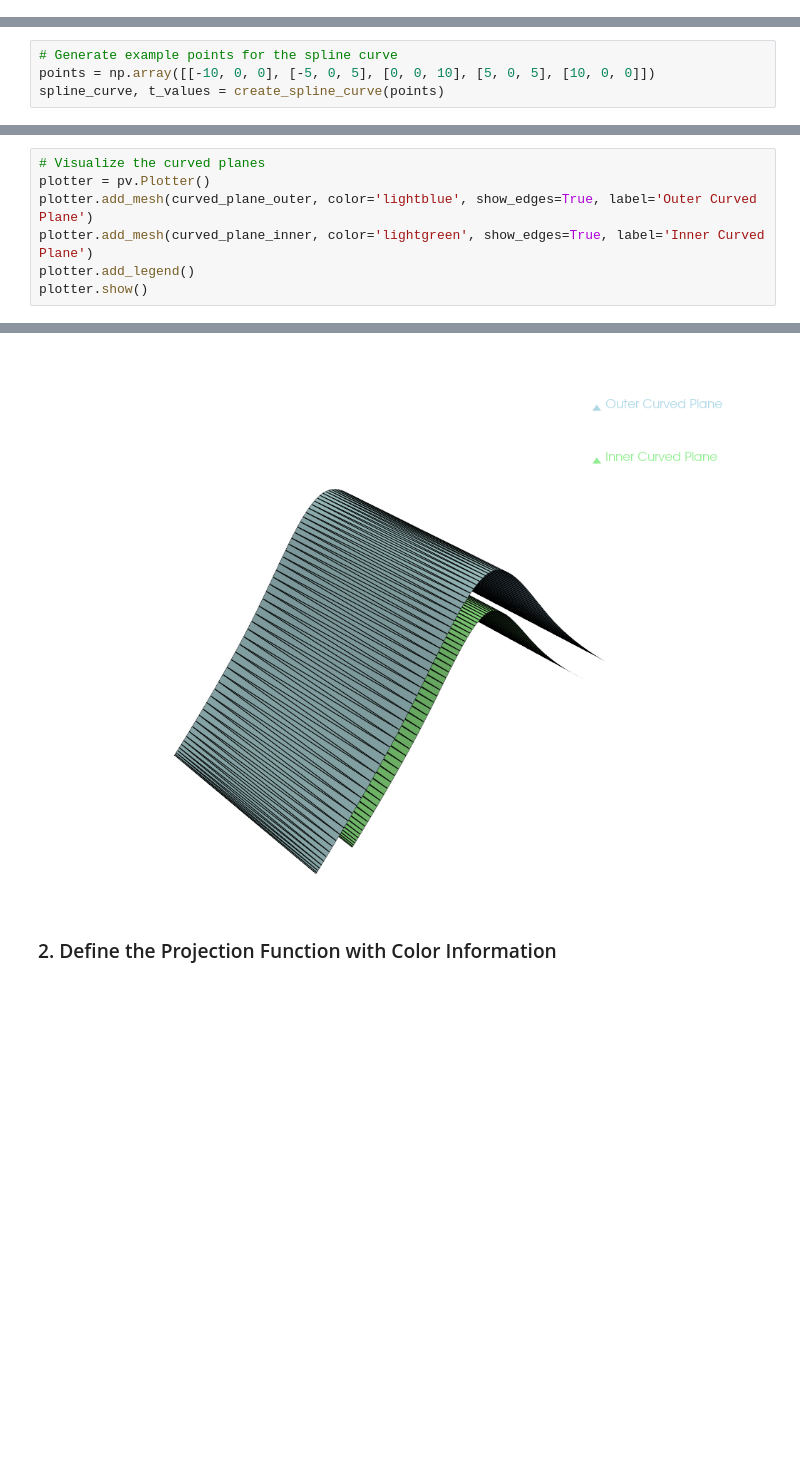
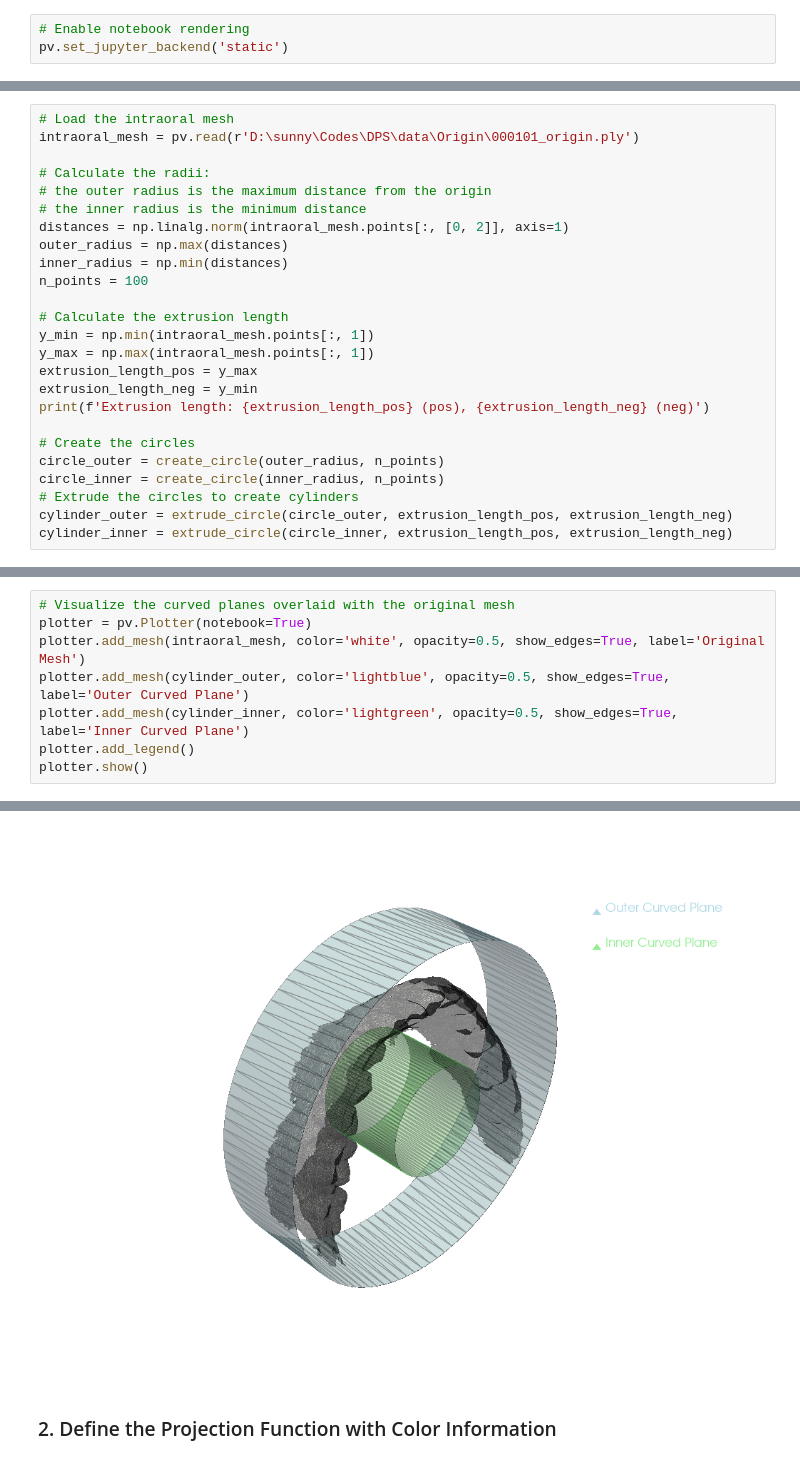
Before and after one commit to SunnyRT/dental_plaque_segmentation, a Jupyter notebook: uvmap_proj.ipynb, the cells around one changed output, grey strips where cells are left out. Saved outputs shown, nothing was run; the diff lists cells and outputs as text; blank space fills up the shorter version.

```diff
--- a/uvmap_proj.ipynb
+++ b/uvmap_proj.ipynb
@@ -5 +6,4 @@ import matplotlib.pyplot as plt
+# %%
+# Enable notebook rendering
+pv.set_jupyter_backend('static')
 # %% [markdown]
@@ -13,4 +10,0 @@ def create_spline_curve(points, n_points=100):
-# %%
-# Generate example points for the spline curve
-points = np.array([[-10, 0, 0], [-5, 0, 5], [0, 0, 10], [5, 0, 5], [10, 0, 0]])
-spline_curve, t_values = create_spline_curve(points)
@@ -29,0 +53,25 @@ curved_plane_inner = extrude_spline_curve(spline_curve_inner, extrusion_length)
+# %%
+# Load the intraoral mesh
+intraoral_mesh = pv.read(r'D:\sunny\Codes\DPS\data\Origin\000101_origin.ply')
+
+# Calculate the radii:
+# the outer radius is the maximum distance from the origin
+# the inner radius is the minimum distance
+distances = np.linalg.norm(intraoral_mesh.points[:, [0, 2]], axis=1)
+outer_radius = np.max(distances)
+inner_radius = np.min(distances)
+n_points = 100
+
+# Calculate the extrusion length
+y_min = np.min(intraoral_mesh.points[:, 1])
+y_max = np.max(intraoral_mesh.points[:, 1])
+extrusion_length_pos = y_max
+extrusion_length_neg = y_min
+print(f'Extrusion length: {extrusion_length_pos} (pos), {extrusion_length_neg} (neg)')
+
+# Create the circles
+circle_outer = create_circle(outer_radius, n_points)
+circle_inner = create_circle(inner_radius, n_points)
+# Extrude the circles to create cylinders
+cylinder_outer = extrude_circle(circle_outer, extrusion_length_pos, extrusion_length_neg)
+cylinder_inner = extrude_circle(circle_inner, extrusion_length_pos, extrusion_length_neg)
@@ -30,8 +80,9 @@ curved_plane_inner = extrude_spline_curve(spline_curve_inner, extrusion_length)
 # %%
-# Visualize the curved planes
-plotter = pv.Plotter()
-plotter.add_mesh(curved_plane_outer, color='lightblue', show_edges=True, label='Outer Curved Plane')
-plotter.add_mesh(curved_plane_inner, color='lightgreen', show_edges=True, label='Inner Curved Plane')
+# Visualize the curved planes overlaid with the original mesh
+plotter = pv.Plotter(notebook=True)
+plotter.add_mesh(intraoral_mesh, color='white', opacity=0.5, show_edges=True, label='Original Mesh')
+plotter.add_mesh(cylinder_outer, color='lightblue', opacity=0.5, show_edges=True, label='Outer Curved Plane')
+plotter.add_mesh(cylinder_inner, color='lightgreen', opacity=0.5, show_edges=True, label='Inner Curved Plane')
 plotter.add_legend()
 plotter.show()
 # %% [output]
@@ -42,4 +89,4 @@ Falling back to a static output.
-[figure, old version]
+[figure, new version]
 # %% [markdown]
 ### 2. Define the Projection Function with Color Information
 # %%
```
Also changed, not shown: parts of 12 cells of this notebook.
